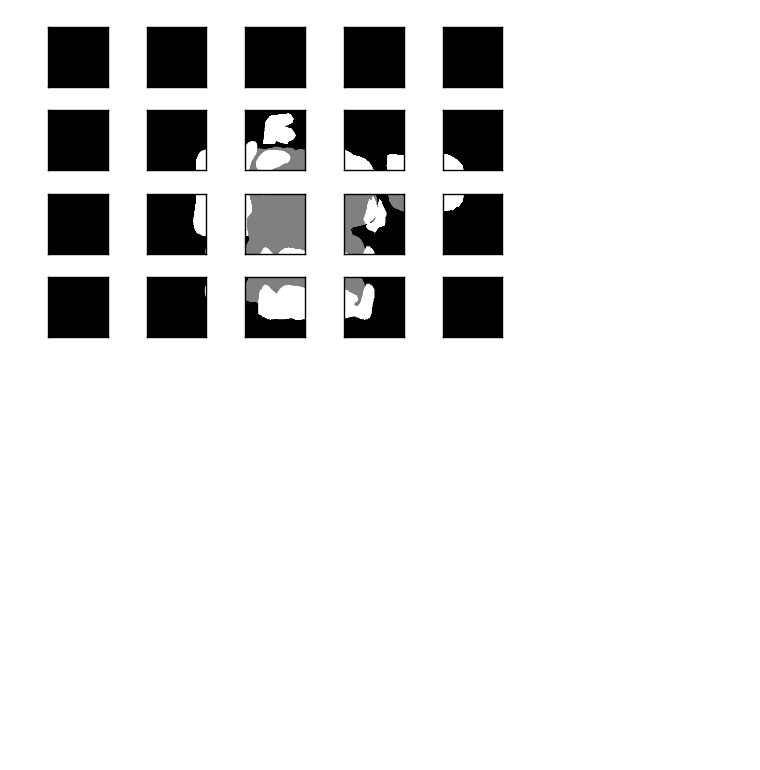
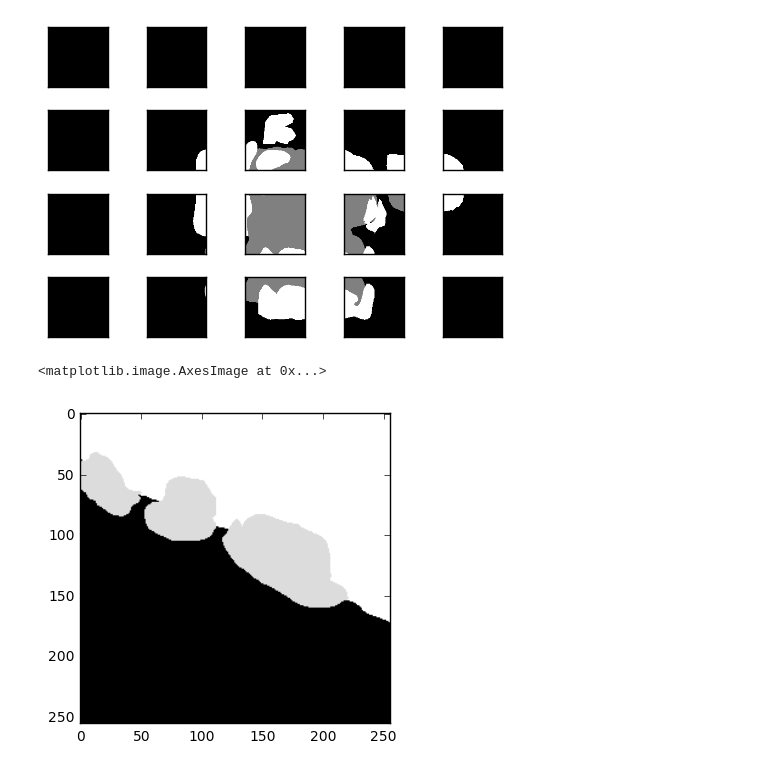
Before and after one commit to dsp-uga/jennings, a Jupyter notebook: Unet Preprocessing Visualization.ipynb, the cells around one changed output. Saved outputs shown, nothing was run; the diff lists cells and outputs as text; code cells hidden in the pictures; blank space fills up the shorter version.

```diff
--- a/Unet Preprocessing Visualization.ipynb
+++ b/Unet Preprocessing Visualization.ipynb
@@ -176,3 +172,10 @@ for i in range(1,len(mask_sliced)+1):
 np.save("x_train.npy",x_train)
 # %%
 np.save("y_train.npy",y_train)
+# %%
+import matplotlib.pyplot as plt
+
+plt.imshow(mask_set[0]*225,"gray")
+# %% [output]
+<matplotlib.image.AxesImage at 0x...>
+[figure, added]
```
Also changed, not shown: parts of 4 cells of this notebook.
